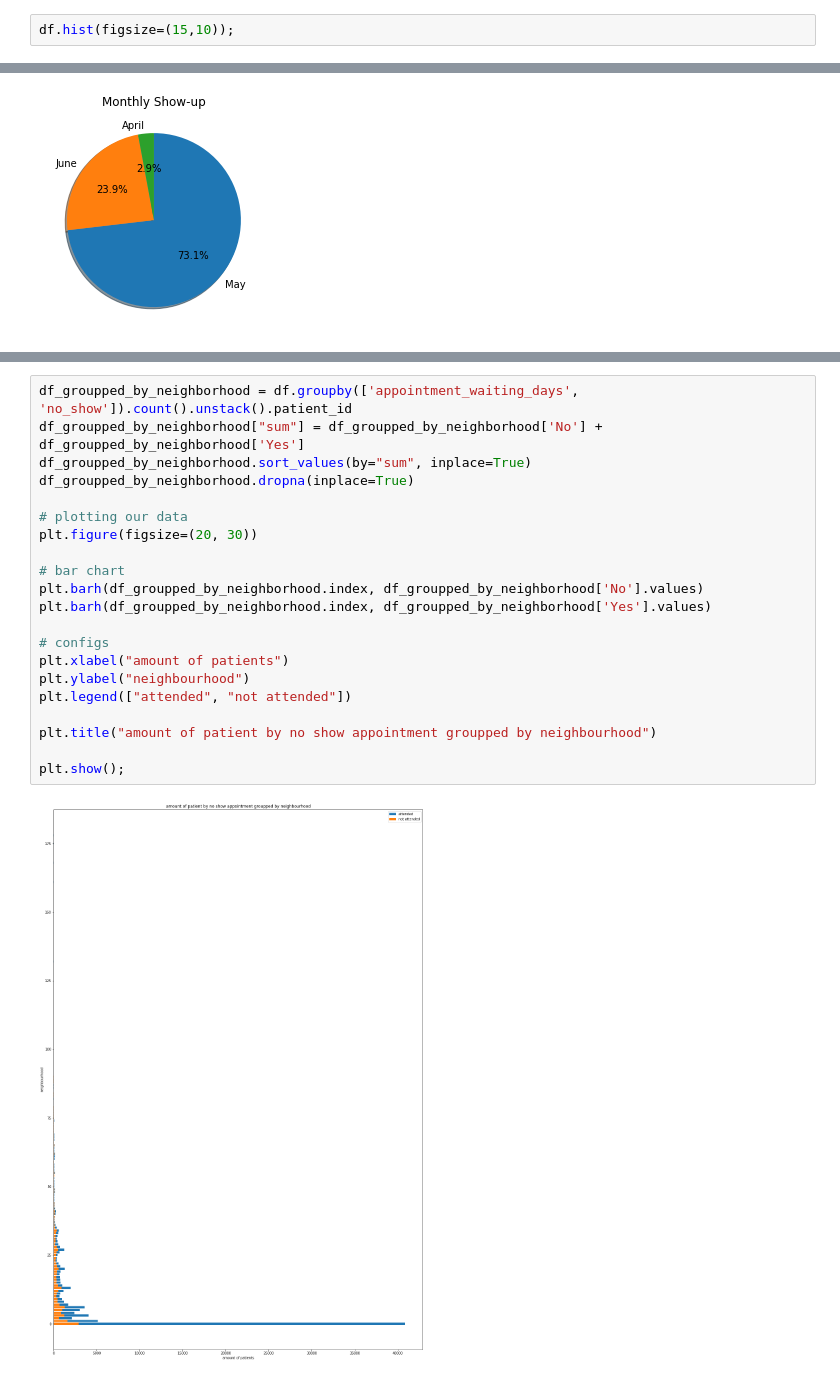
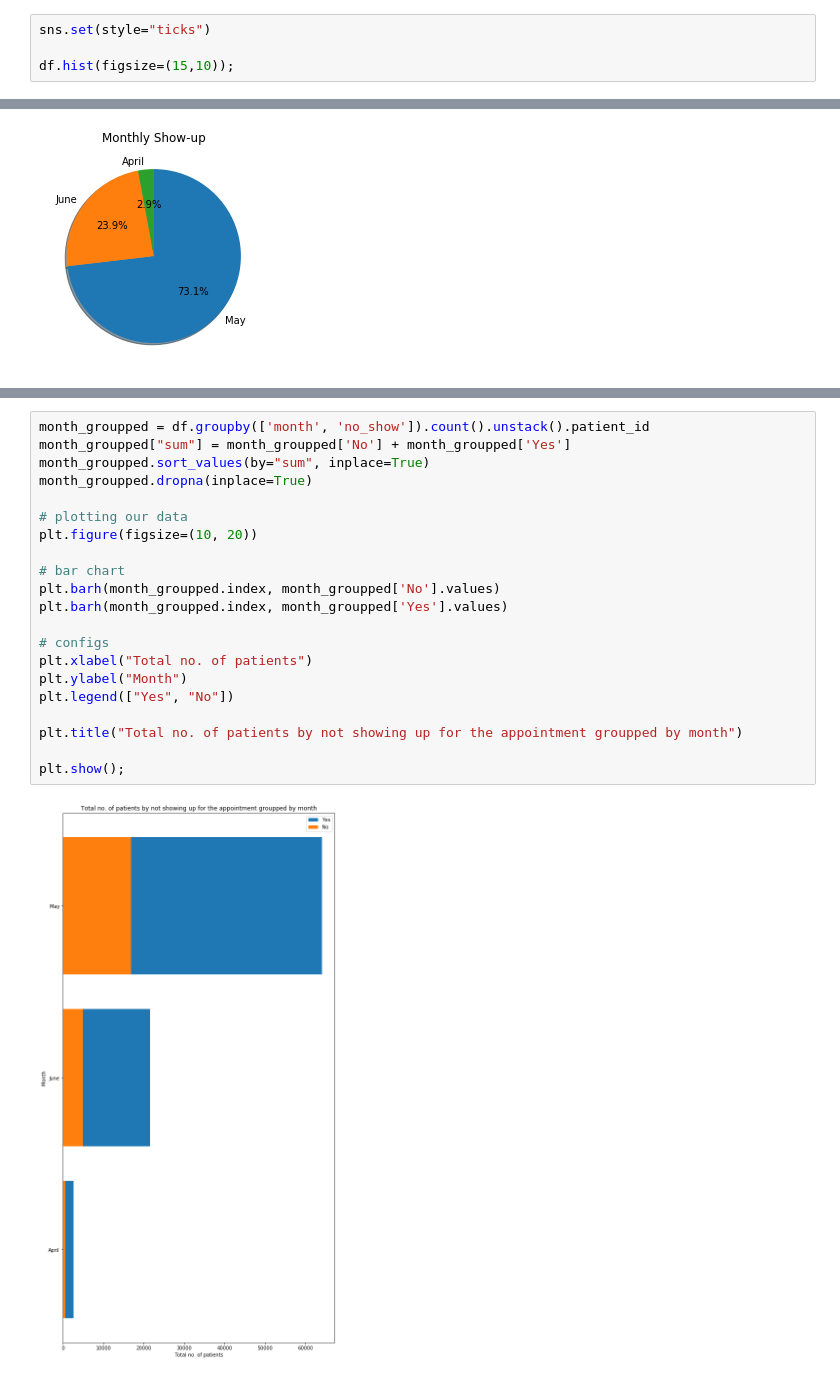
Before and after one commit to faizankhann/Medical-Appointment-No-Show, a Jupyter notebook: Medical Appointment No Show.ipynb, the cells around one changed output, grey strips where cells are left out. Drawn from its saved outputs; the diff is of its cells as text.

```diff
--- a/Medical Appointment No Show.ipynb
+++ b/Medical Appointment No Show.ipynb
@@ -314,3 +296,5 @@ df.describe()
 # %%
+sns.set(style="ticks")
+
 df.hist(figsize=(15,10));
 # %% [output]
@@ -450,23 +521,23 @@ plt.show();
 # %%
-df_groupped_by_neighborhood = df.groupby(['appointment_waiting_days', 'no_show']).count().unstack().patient_id
-df_groupped_by_neighborhood["sum"] = df_groupped_by_neighborhood['No'] + df_groupped_by_neighborhood['Yes']
-df_groupped_by_neighborhood.sort_values(by="sum", inplace=True)
-df_groupped_by_neighborhood.dropna(inplace=True)
+month_groupped = df.groupby(['month', 'no_show']).count().unstack().patient_id
+month_groupped["sum"] = month_groupped['No'] + month_groupped['Yes']
+month_groupped.sort_values(by="sum", inplace=True)
+month_groupped.dropna(inplace=True)
 
 # plotting our data
-plt.figure(figsize=(20, 30))
+plt.figure(figsize=(10, 20))
 
 # bar chart
-plt.barh(df_groupped_by_neighborhood.index, df_groupped_by_neighborhood['No'].values)
-plt.barh(df_groupped_by_neighborhood.index, df_groupped_by_neighborhood['Yes'].values)
+plt.barh(month_groupped.index, month_groupped['No'].values)
+plt.barh(month_groupped.index, month_groupped['Yes'].values)
 
 # configs
-plt.xlabel("amount of patients")
-plt.ylabel("neighbourhood")
-plt.legend(["attended", "not attended"])
+plt.xlabel("Total no. of patients")
+plt.ylabel("Month")
+plt.legend(["Yes", "No"])
 
-plt.title("amount of patient by no show appointment groupped by neighbourhood")
+plt.title("Total no. of patients by not showing up for the appointment groupped by month")
 
 plt.show();
 # %% [output]
-[figure, old version]
+[figure, new version]
```
Also changed, not shown: parts of 26 cells of this notebook, 1 other file.
